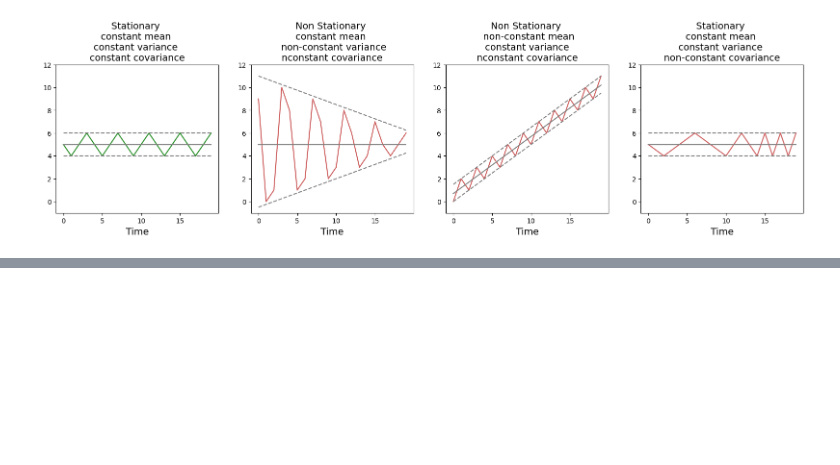
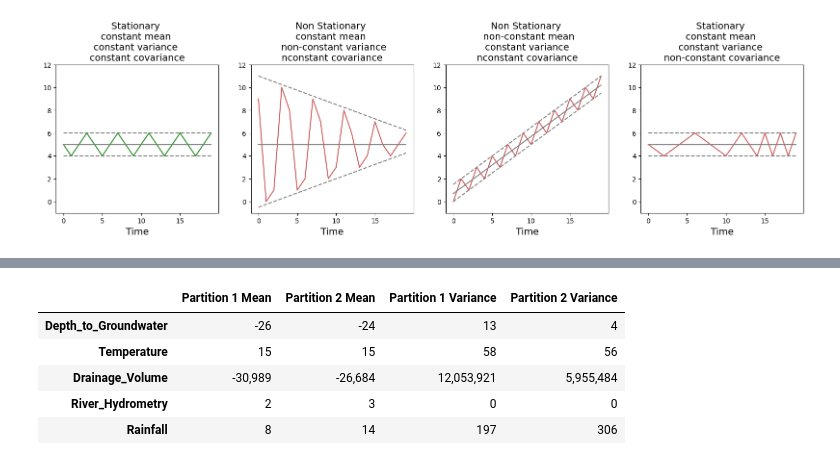
Before and after one commit to sulaiman-shamasna/Introduction-to-Time-series-Forecasting, a Jupyter notebook: notebook_one.ipynb, the cells around one changed output, grey strips where cells are left out. Saved outputs shown, nothing was run; the diff lists cells and outputs as text; code cells hidden in the pictures; blank space fills up the shorter version.

```diff
--- a/notebook_one.ipynb
+++ b/notebook_one.ipynb
@@ -360,0 +405,50 @@ for i in range(4):
+# %%
+num_partitions = 2
+partition_length = int(len(df) / num_partitions)
+
+# Assuming 'Date' is the datetime column
+numeric_columns = df.select_dtypes(include=['number']).columns
+
+partition1_mean = df.head(partition_length)[numeric_columns].mean()
+partition1_var = df.head(partition_length)[numeric_columns].var()
+partition2_mean = df.tail(partition_length)[numeric_columns].mean()
+partition2_var = df.tail(partition_length)[numeric_columns].var()
+# %%
+stationarity_test = pd.concat([partition1_mean, partition2_mean, partition1_var, partition2_var], axis=1)
+stationarity_test.columns = ['Partition 1 Mean', 'Partition 2 Mean', 'Partition 1 Variance', 'Partition 2 Variance']
+
+def highlight_greater(x):
+    temp = x.copy()
+    temp = temp.round(0).astype(int)
+    m1 = (temp['Partition 1 Mean'] == temp['Partition 2 Mean'])
+    m2 = (temp['Partition 1 Variance'] == temp['Partition 2 Variance'])
+    m3 = (temp['Partition 1 Mean'] < temp['Partition 2 Mean']+3) & (temp['Partition 1 Mean'] > temp['Partition 2 Mean']-3)
+    m4 = (temp['Partition 1 Variance'] < temp['Partition 2 Variance']+3) & (temp['Partition 1 Variance'] > temp['Partition 2 Variance']-3)
+
+    df1 = pd.DataFrame('background-color: ', index=x.index, columns=x.columns)
+    #rewrite values by boolean masks
+    df1['Partition 1 Mean'] = np.where(~m1, 'background-color: {}'.format('salmon'), df1['Partition 1 Mean'])
+    df1['Partition 2 Mean'] = np.where(~m1, 'background-color: {}'.format('salmon'), df1['Partition 2 Mean'])
+    df1['Partition 1 Mean'] = np.where(m3, 'background-color: {}'.format('gold'), df1['Partition 1 Mean'])
+    df1['Partition 2 Mean'] = np.where(m3, 'background-color: {}'.format('gold'), df1['Partition 2 Mean'])
+    df1['Partition 1 Mean'] = np.where(m1, 'background-color: {}'.format('mediumseagreen'), df1['Partition 1 Mean'])
+    df1['Partition 2 Mean'] = np.where(m1, 'background-color: {}'.format('mediumseagreen'), df1['Partition 2 Mean'])
+
+    df1['Partition 1 Variance'] = np.where(~m2, 'background-color: {}'.format('salmon'), df1['Partition 1 Variance'])
+    df1['Partition 2 Variance'] = np.where(~m2, 'background-color: {}'.format('salmon'), df1['Partition 2 Variance'])
+    df1['Partition 1 Variance'] = np.where(m4, 'background-color: {}'.format('gold'), df1['Partition 1 Variance'])
+    df1['Partition 2 Variance'] = np.where(m4, 'background-color: {}'.format('gold'), df1['Partition 2 Variance'])
+    df1['Partition 1 Variance'] = np.where(m2, 'background-color: {}'.format('mediumseagreen'), df1['Partition 1 Variance'])
+    df1['Partition 2 Variance'] = np.where(m2, 'background-color: {}'.format('mediumseagreen'), df1['Partition 2 Variance'])
+
+    return df1
+
+
+stationarity_test.style.apply(highlight_greater, axis=None).format("{:20,.0f}")
+# %% [output]
+|  | Partition 1 Mean | Partition 2 Mean | Partition 1 Variance | Partition 2 Variance |
+| Depth_to_Groundwater | -26 | -24 | 13 | 4 |
+| Temperature | 15 | 15 | 58 | 56 |
+| Drainage_Volume | -30,989 | -26,684 | 12,053,921 | 5,955,484 |
+| River_Hydrometry | 2 | 3 | 0 | 0 |
+| Rainfall | 8 | 14 | 197 | 306 |
```
Also changed, not shown: parts of 2 cells of this notebook.
